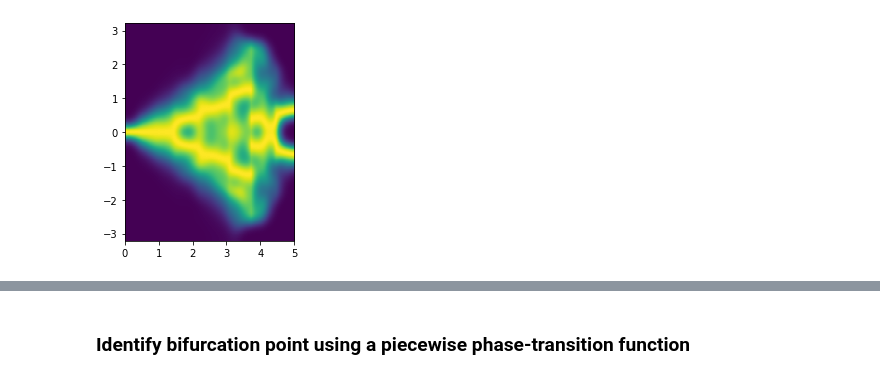
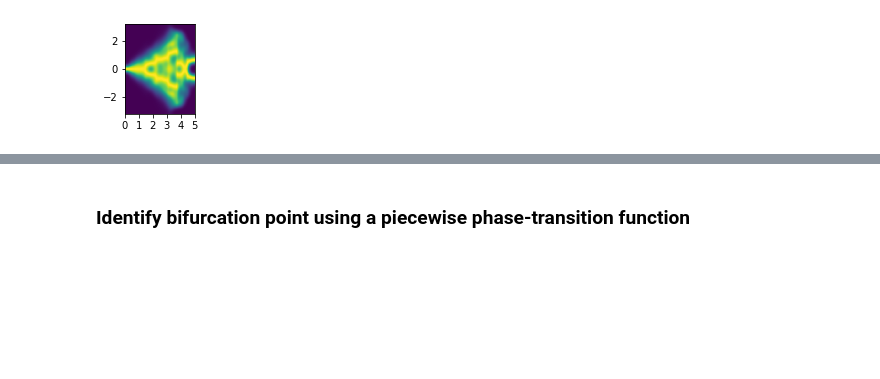
Before and after one commit to RnoB/fly-matrix, a Jupyter notebook: MalkoFly.ipynb, the cells around one changed output, grey strips where cells are left out. Saved outputs shown, nothing was run; the diff lists cells and outputs as text; code cells hidden in the pictures; blank space fills up the shorter version.

Commit message:
plots

```diff
--- a/MalkoFly.ipynb
+++ b/MalkoFly.ipynb
@@ -9,14 +9,16 @@ import pandas as pd
 import numba
 import scipy.signal
 import malko_fly as mf
+import matplotlib
 from scipy.optimize import curve_fit
 
+matplotlib.rcParams.update({"font.size": 6})
 mf.pb.cMapNotSym = mf.pb.plt.cm.viridis_r
 mf.pb.cMapSym = mf.pb.plt.cm.PuOr_r
 # %% [output]
 [interactive output not drawn]
 # %%
-nPosts = 2
+nPosts = 3
 dVal = 0.8  # distance cutoff to filter trajectories that end too far from the posts
 symmetric = False
 
@@ -268,33 +270,39 @@ else:
 # %%
 if nPosts == 2:
     if symmetric == True:
-        mf.pb.plt.imshow(img ** 2, extent=[post0_y, post1_y, -5.0, 5.0])
+        fig, ax = mf.pb.plt.subplots(1, 1, figsize=(2, 2))
+        mf.pb.plt.imshow(img ** 2, extent=[-5.0, 5.0, -5.0, 5.0])
     else:
+        fig, ax = mf.pb.plt.subplots(1, 1, figsize=(post0_x / 2.5, post1_y / 1.25))
         mf.pb.plt.imshow(img ** 2, extent=[0, post0_x, post0_y, post1_y])
+        mf.pb.plt.xticks([0, 1, 2, 3, 4])
 else:
     if symmetric == True:
+        fig, ax = mf.pb.plt.subplots(1, 1, figsize=(3.75 / 2, post2_y / 2))
         mf.pb.plt.imshow(img ** 2, extent=[post0_x, post1_x, post0_y, post2_y])
     else:
+        fig, ax = mf.pb.plt.subplots(1, 1, figsize=(1.25, post2_x / 2))
         mf.pb.plt.imshow(img ** 2, extent=[0, post1_x, post0_y, post2_y])
+        mf.pb.plt.xticks([0, 1, 2, 3, 4, 5])
 
 if symmetric == True:
     mf.pb.plt.savefig(
         "/mnt/ssd1/Documents/Vivek/flyVR/fly-matrix/figures/"
         + str(nPosts)
-        + "_post_symmetric_tracks.png",
-        format="png",
-        dpi=300,
+        + "_post_symmetric_tracks.pdf",
+        dpi=600,
+        bbox_inches="tight",
     )
 else:
     mf.pb.plt.savefig(
         "/mnt/ssd1/Documents/Vivek/flyVR/fly-matrix/figures/"
         + str(nPosts)
-        + "_post_bifurcation_tracks.png",
-        format="png",
-        dpi=300,
+        + "_post_bifurcation_tracks.pdf",
+        dpi=600,
+        bbox_inches="tight",
     )
 # %% [output]
-[figure, old version]
+[figure, new version]
 [interactive output not drawn]
 # %% [markdown]
 ### Identify bifurcation point using a piecewise phase-transition function
```
Also changed, not shown: parts of 16 cells of this notebook, 16 other files.
